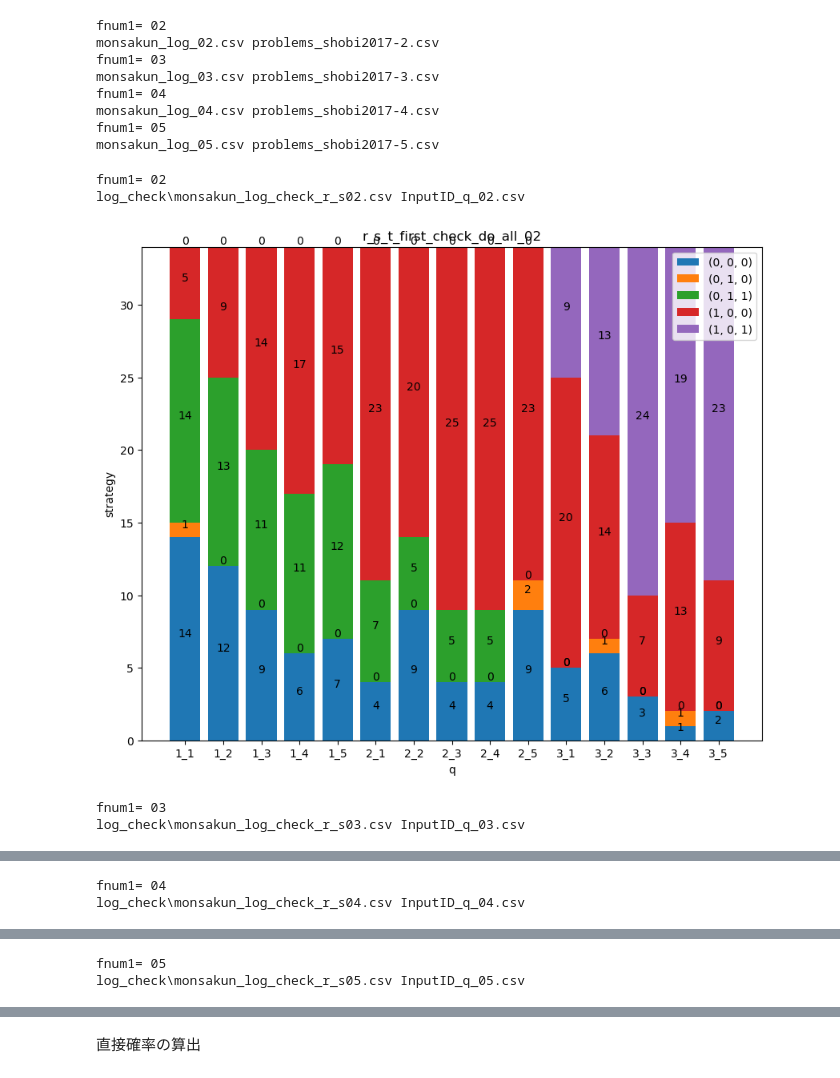
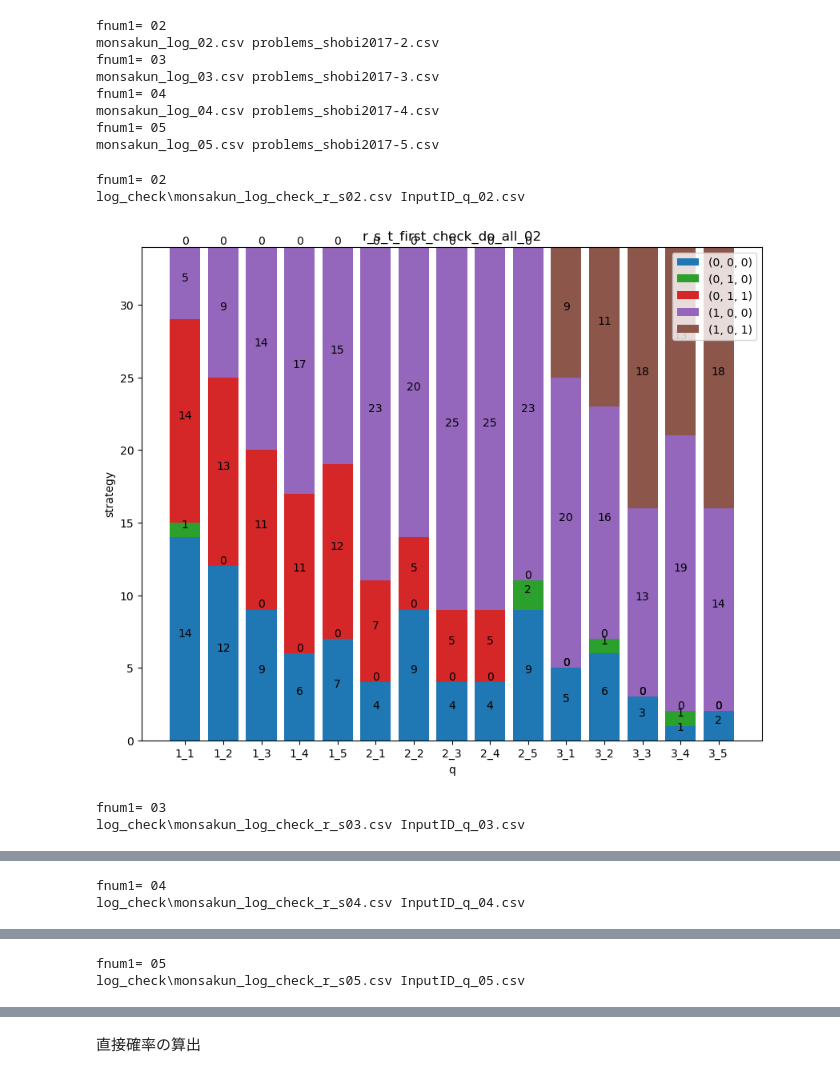
Before and after one commit to DaichiIto0805/monsakun_strategy, a Jupyter notebook: 関係文戦略.ipynb, the cells around one changed output, grey strips where cells are left out. Drawn from its saved outputs; the diff is of its cells as text; code cells hidden in the pictures.

```diff
--- a/関係文戦略.ipynb
+++ b/関係文戦略.ipynb
@@ -110,7 +110,7 @@ for num1,file1 in enumerate(files1):
       elif set_ct == 3 and (row['type2'] =='existence') and row['slot']==3:
         story1 +=1
 
-      if set_ct == row['formula_order']:
+      if set_ct == row['formula_order']==row['slot']:
         formula += 1
     if row['session'] == session and row['ope1']=='CHECK':
       if story2 ==3 or story1 == 3:
@@ -163,34 +166,39 @@ for num1,file1 in enumerate(files1):
   df2 = remove_any_zero_row(df2)
   df2 = df2[:-1]
   df2 = df2.drop(columns=['All'])
   df2.to_csv('InputID_q_drop_'+str(fnum1)+'.csv')
   df1 = df1[df1['check']==1]
   df3 = pd.merge(df1,df2['InputID'],on=['InputID'],how='inner')
   df3.to_csv('log_check/log_check_InputID_'+str(fnum1)+'.csv')
   df4 = pd.crosstab([df3['relation_st'],df3['story_st'],df3['formula_st']],df3['q'])
   df4.to_csv('first_check/r_s_f_first_check_do_all_no_sum_'+str(fnum1)+'.csv')
   pd.crosstab([df3['relation_st'],df3['story_st']],df3['q'],margins=True).to_csv('first_check/r_s_f_first_check_do_all_'+str(fnum1)+'.csv')
   fig, ax = plt.subplots(figsize=(10, 8))
 
 
   #積み上げ棒グラフ描画
+  st_list = [(0,0,0), (0,0,1),(0,1,0), (0,1,1), (1,0,0), (1,0,1)]
+  colorlist = mcolors.TABLEAU_COLORS.keys()
+
+  dict_colorlist = dict(zip(st_list,colorlist))
+
   for i in range(len(df4)):
-      ax.bar(df4.columns, df4.iloc[i], bottom=df4.iloc[:i].sum())
+      ax.bar(df4.columns, df4.iloc[i], bottom=df4.iloc[:i].sum(),color=dict_colorlist[df4.index[i]])
       for j in range(len(df4.columns)):
         plt.text(x=j,
                  y=df4.iloc[:i, j].sum() + (df4.iloc[i, j] / 2),
                  s=df4.iloc[i, j],
                  ha='center',
                  va='bottom'
                 )
   ax.set(xlabel='q', ylabel='strategy')
   ax.legend(df4.index)
   plt.title('r_s_t_first_check_do_all_'+str(fnum1))
   plt.savefig('graphs/r_s_t_first_check_do_all_'+str(fnum1)+'.png')
   plt.show()
 # %% [output]
 fnum1= 02
 log_check\monsakun_log_check_r_s02.csv InputID_q_02.csv
-[figure, old version]
+[figure, new version]
 fnum1= 03
 log_check\monsakun_log_check_r_s03.csv InputID_q_03.csv
```
Also changed, not shown: parts of 3 cells of this notebook.
